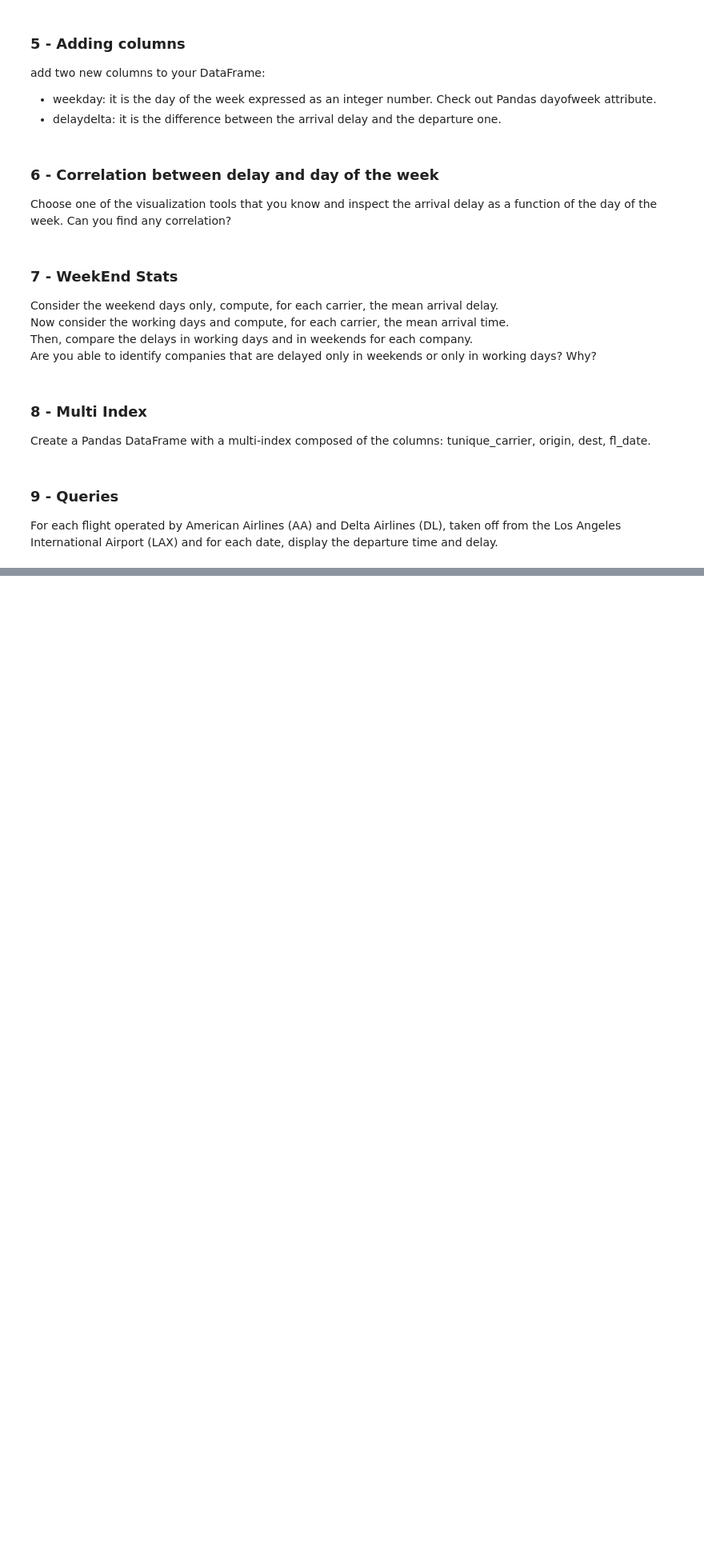
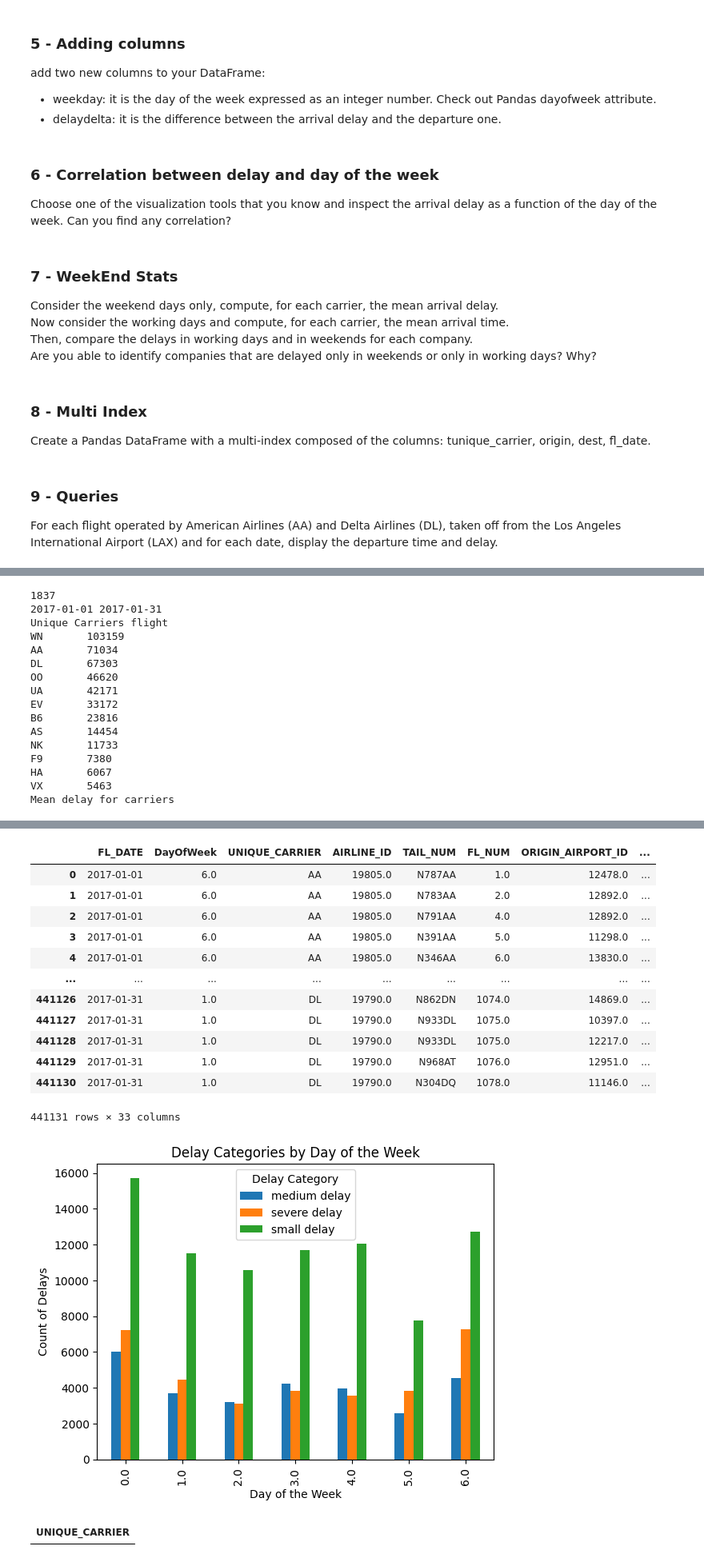
Before and after one commit to Nuzz23/01TWZSM_DataScienceLab, a Jupyter notebook: Lab/L05/E02/E02.ipynb, the cells around one changed output, grey strips where cells are left out. Shown at 80% size. Drawn from its saved outputs; the diff is of its cells as text; code cells hidden in the pictures; blank space fills up the shorter version.

```diff
--- a/Lab/L05/E02/E02.ipynb
+++ b/Lab/L05/E02/E02.ipynb
@@ -183,0 +201,4 @@ def queriesAAandDL(df:pd.DataFrame)->None:
+# %%
+def LAXDelayFirstWeek(df:pd.DataFrame)->None:
+    display(df[(df.index.isin({'Los Angeles, CA'}, level=2)) & (df.index.isin({f"2017-01-0{i}" for i in range(1, 8)}, level=3))]
+            .loc[:, 'ARR_DELAY'].groupby(['FL_DATE', 'ORIGIN_CITY_NAME']).mean(numeric_only=True).unstack())
@@ -183,0 +212,8 @@ def queriesAAandDL(df:pd.DataFrame)->None:
+# %%
+def computePivotTablePlusHeatMap(df:pd.DataFrame)->None:
+    #display(df.groupby(['UNIQUE_CARRIER','DayOfWeek', 'ORIGIN_CITY_NAME']).count()
+    #        .loc[:, "AIRLINE_ID"].groupby(['UNIQUE_CARRIER', 'DayOfWeek']).sum().unstack())
+    temp = df.pivot_table(values='FL_NUM', index='UNIQUE_CARRIER', columns='DayOfWeek', aggfunc='count')
+    display(temp)
+    plt.figure(figsize=(10,10))
+    _ = sns.heatmap(temp.T.corr())
@@ -183,0 +228,4 @@ def queriesAAandDL(df:pd.DataFrame)->None:
+# %%
+def pivotTableAvgDelayArrival(df:pd.DataFrame)->None:
+    plt.figure(figsize=(10,10))
+    _ = sns.heatmap(data=df.pivot_table(values='ARR_DELAY', index='UNIQUE_CARRIER', columns='DayOfWeek', aggfunc='mean').T.corr())
@@ -184,3 +237,7 @@ def queriesAAandDL(df:pd.DataFrame)->None:
+# %%
+def computeAndPlotAvgDeltaDelay(df:pd.DataFrame, carriers:set[str])->None:
+    plt.figure(figsize=(10,10))
+    sns.lineplot(df[df.index.isin(carriers, level=0)].pivot_table(values='DelayDelta', index='UNIQUE_CARRIER', columns='DayOfWeek', aggfunc='mean').T)
 # %% [markdown]
 ### MAIN FUNCTION
 This is the main function of our program, it does:
@@ -194,18 +259,22 @@ This is the main function of our program, it does:
 # %%
 def main()->None:
     df = readFileInputFlight(FLIGHT_DELAY_INPUT) # 1
-    #answerQuestion(df) # 2
+    answerQuestion(df) # 2
     df = filterCancelFlight(df) # 3
     df = df.reindex(index=list(range(len(df))))
-    # queries(df) # 4
+    queries(df) # 4
     addWeekDay(df) # 5
     addDelayDelta(df) # 5
-    # delayByDayOfWeek(df) # 6
-    # meanArrivalDelayTime(df, ['Saturday','Sunday'], 'ARR_DELAY') # 7
-    # meanArrivalArrivalTime(df, ['Saturday', 'Sunday']) # 7
-    #compareDelayByDayOfWeek(df,['Saturday', 'Sunday']) # 7
+    delayByDayOfWeek(df) # 6
+    meanArrivalDelayTime(df, ['Saturday','Sunday'], 'ARR_DELAY') # 7
+    meanArrivalArrivalTime(df, ['Saturday', 'Sunday']) # 7
+    compareDelayByDayOfWeek(df,['Saturday', 'Sunday']) # 7
     df = multiIndex(df, ["UNIQUE_CARRIER", "ORIGIN_CITY_NAME", "DEST_CITY_NAME","FL_DATE"]) # 8
     queriesAAandDL(df) #9
+    LAXDelayFirstWeek(df) # 10
+    computePivotTablePlusHeatMap(df) # 11
+    pivotTableAvgDelayArrival(df) # 12
+    computeAndPlotAvgDeltaDelay(df, {'AA', 'DL', 'AS', 'HA'}) # 13
 
-main()
+# main()
 # %% [output]
@@ -228,0 +302,16 @@ MultiIndex([('AA',          'New York, NY',       'Los Angeles, CA', ...),
+1837
+2017-01-01 2017-01-31
+Unique Carriers flight
+WN       103159
+AA       71034
+DL       67303
+OO       46620
+UA       42171
+EV       33172
+B6       23816
+AS       14454
+NK       11733
+F9       7380
+HA       6067
+VX       5463
+Mean delay for carriers
@@ -228,0 +332,15 @@ MultiIndex([('AA',          'New York, NY',       'Los Angeles, CA', ...),
+|  | FL_DATE | DayOfWeek | UNIQUE_CARRIER | AIRLINE_ID | TAIL_NUM | FL_NUM | ORIGIN_AIRPORT_ID | ... |
+| 0 | 2017-01-01 | 6.0 | AA | 19805.0 | N787AA | 1.0 | 12478.0 | ... |
+| 1 | 2017-01-01 | 6.0 | AA | 19805.0 | N783AA | 2.0 | 12892.0 | ... |
+| 2 | 2017-01-01 | 6.0 | AA | 19805.0 | N791AA | 4.0 | 12892.0 | ... |
+| 3 | 2017-01-01 | 6.0 | AA | 19805.0 | N391AA | 5.0 | 11298.0 | ... |
+| 4 | 2017-01-01 | 6.0 | AA | 19805.0 | N346AA | 6.0 | 13830.0 | ... |
+| ... | ... | ... | ... | ... | ... | ... | ... | ... |
+| 441126 | 2017-01-31 | 1.0 | DL | 19790.0 | N862DN | 1074.0 | 14869.0 | ... |
+| 441127 | 2017-01-31 | 1.0 | DL | 19790.0 | N933DL | 1075.0 | 10397.0 | ... |
+| 441128 | 2017-01-31 | 1.0 | DL | 19790.0 | N933DL | 1075.0 | 12217.0 | ... |
+| 441129 | 2017-01-31 | 1.0 | DL | 19790.0 | N968AT | 1076.0 | 12951.0 | ... |
+| 441130 | 2017-01-31 | 1.0 | DL | 19790.0 | N304DQ | 1078.0 | 11146.0 | ... |
+441131 rows × 33 columns
+[figure, added]
+| UNIQUE_CARRIER |
```
Also changed, not shown: parts of 12 cells of this notebook.
